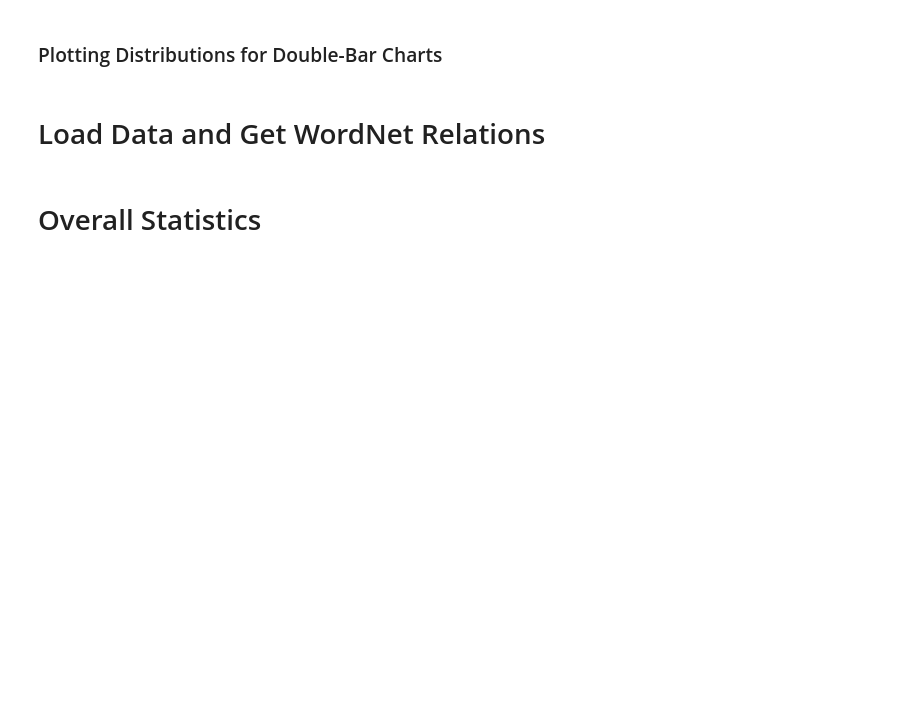
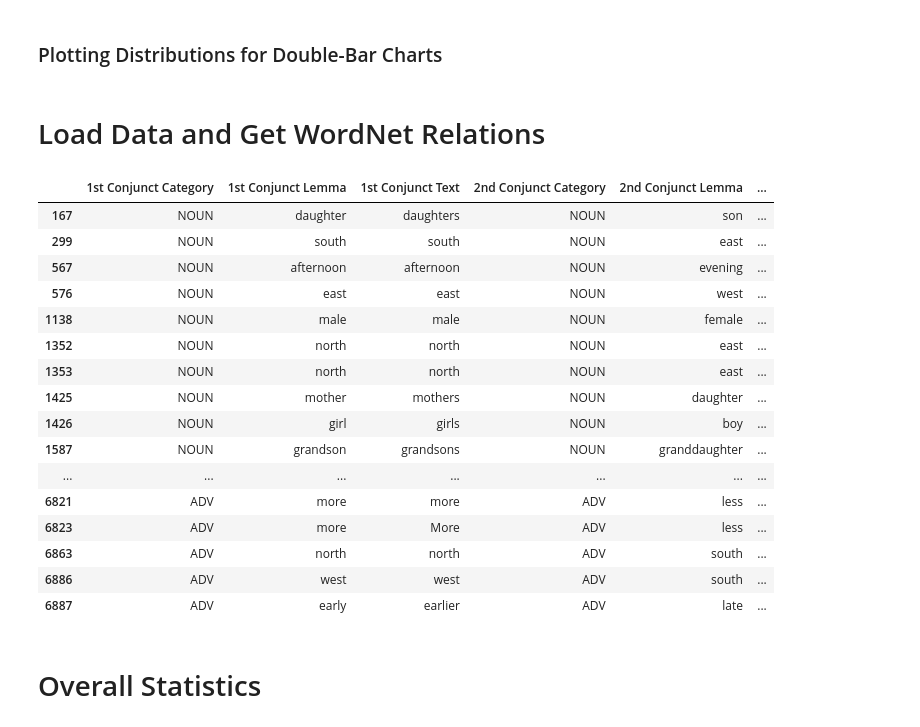
Before and after one commit to jkallini/SemanticCoordinationAnalysis, a Jupyter notebook: analysis.ipynb, the cells around one changed output. Saved outputs shown, nothing was run; the diff lists cells and outputs as text; code cells hidden in the pictures; blank space fills up the shorter version.

```diff
--- a/analysis.ipynb
+++ b/analysis.ipynb
@@ -430,6 +430,30 @@ utils.pretty_print(all_hypernymy_df[all_hypernymy_df['2nd Conjunct Hypernym?']],
 utils.pretty_print(all_cohyponymy_df[all_cohyponymy_df['Co-hyponyms?']], 'rtf/co-hyponyms.rtf')
 utils.pretty_print(all_entailment_df[all_entailment_df['1st Conjunct Entails 2nd?']], 'rtf/1st_entailments.rtf')
 utils.pretty_print(all_entailment_df[all_entailment_df['2nd Conjunct Entails 1st?']], 'rtf/2nd_entailments.rtf')
+# %%
+# Print some examples
+pd.set_option('display.max_colwidth', None)
+#all_antonymy_df[(all_antonymy_df['Antonyms?']) & (all_antonymy_df['1st Conjunct Category'] == 'ADV')]
+# all_synonymy_df[(all_synonymy_df['Synonyms?']) & (all_synonymy_df['1st Conjunct Category'] == 'VERB')]
+all_samples[(all_samples['Cosine Similarity'] > 0.8) & (all_samples['1st Conjunct Lemma'] != all_samples['2nd Conjunct Lemma'])]
+# %% [output]
+|  | 1st Conjunct Category | 1st Conjunct Lemma | 1st Conjunct Text | 2nd Conjunct Category | 2nd Conjunct Lemma | ... |
+| 167 | NOUN | daughter | daughters | NOUN | son | ... |
+| 299 | NOUN | south | south | NOUN | east | ... |
+| 567 | NOUN | afternoon | afternoon | NOUN | evening | ... |
+| 576 | NOUN | east | east | NOUN | west | ... |
+| 1138 | NOUN | male | male | NOUN | female | ... |
+| 1352 | NOUN | north | north | NOUN | east | ... |
+| 1353 | NOUN | north | north | NOUN | east | ... |
+| 1425 | NOUN | mother | mothers | NOUN | daughter | ... |
+| 1426 | NOUN | girl | girls | NOUN | boy | ... |
+| 1587 | NOUN | grandson | grandsons | NOUN | granddaughter | ... |
+| ... | ... | ... | ... | ... | ... | ... |
+| 6821 | ADV | more | more | ADV | less | ... |
+| 6823 | ADV | more | More | ADV | less | ... |
+| 6863 | ADV | north | north | ADV | south | ... |
+| 6886 | ADV | west | west | ADV | south | ... |
+| 6887 | ADV | early | earlier | ADV | late | ... |
 # %% [markdown]
 # Overall Statistics
 # %%
```
Also changed, not shown: parts of 4 cells of this notebook.
